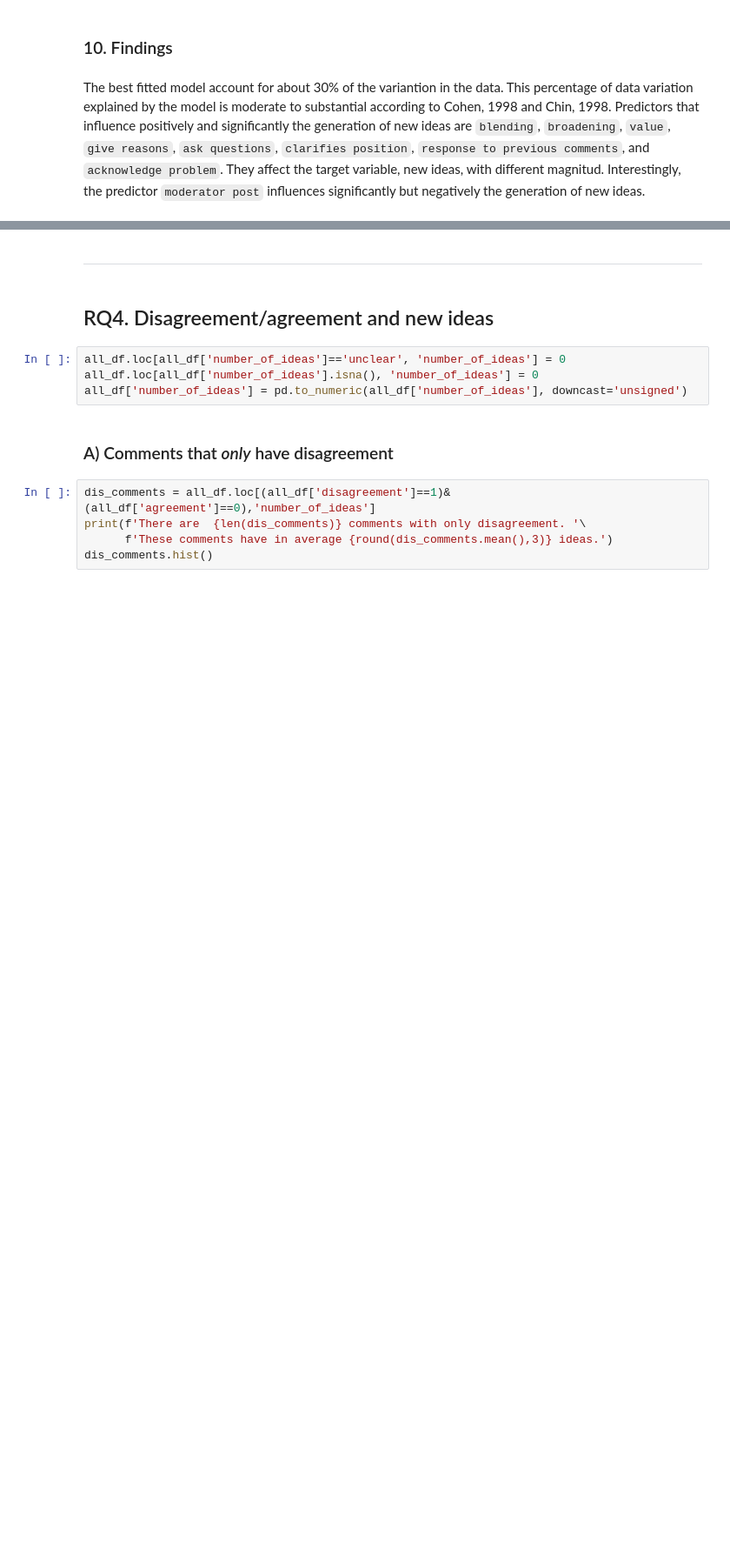
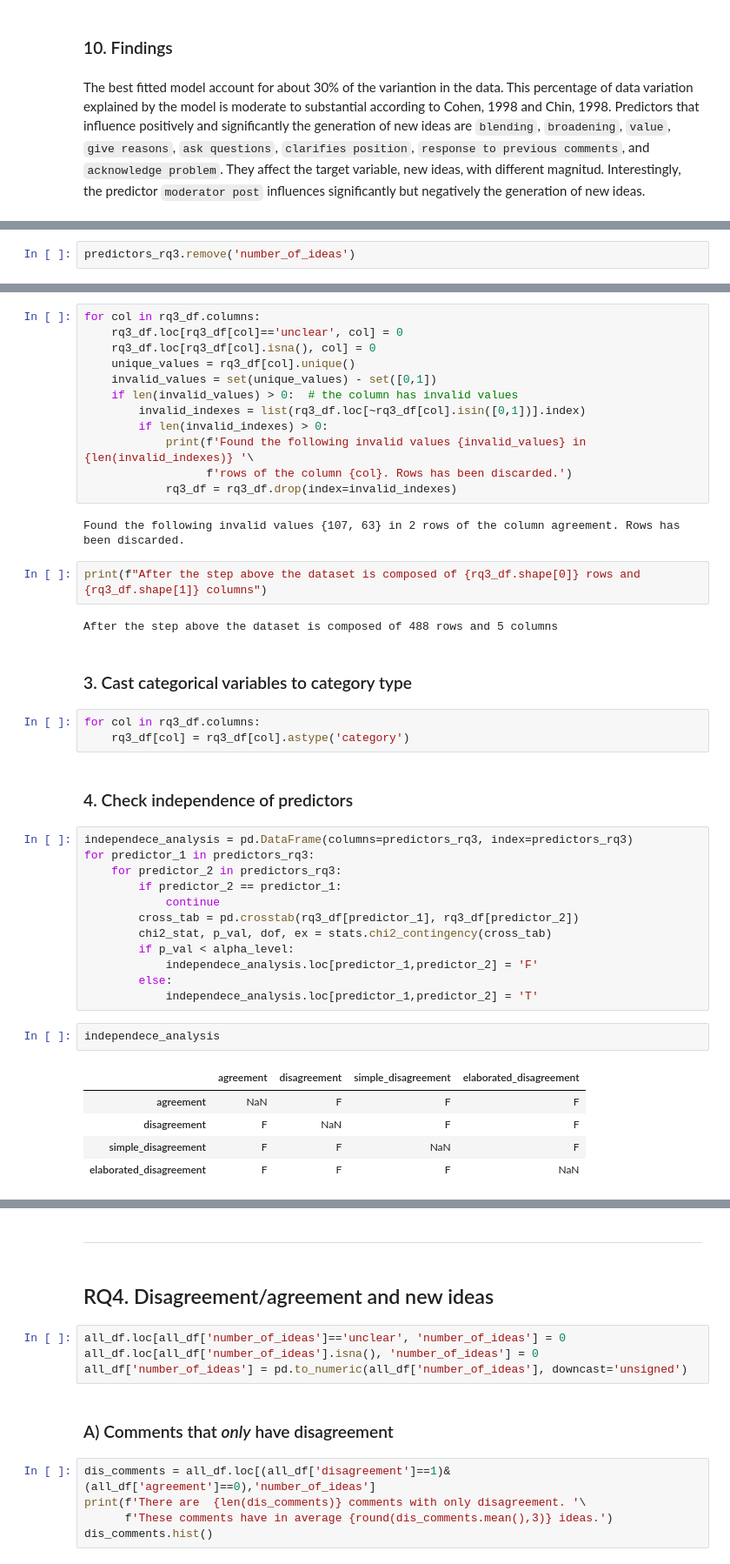
Before and after one commit to joausaga/disagreement, a Jupyter notebook: disagreement.ipynb, the cells around one changed output, grey strips where cells are left out. Shown: that part at 87% size. Drawn from its saved outputs; the diff is of its cells as text; blank space fills up the shorter version.

```diff
--- a/disagreement.ipynb
+++ b/disagreement.ipynb
@@ -1347,0 +1401,2 @@ The best fitted model account for about 30% of the variantion in the data. This
+# %%
+predictors_rq3.remove('number_of_ideas')
@@ -1347,0 +1407,45 @@ The best fitted model account for about 30% of the variantion in the data. This
+# %%
+for col in rq3_df.columns:
+    rq3_df.loc[rq3_df[col]=='unclear', col] = 0
+    rq3_df.loc[rq3_df[col].isna(), col] = 0
+    unique_values = rq3_df[col].unique()
+    invalid_values = set(unique_values) - set([0,1])
+    if len(invalid_values) > 0:  # the column has invalid values
+        invalid_indexes = list(rq3_df.loc[~rq3_df[col].isin([0,1])].index)
+        if len(invalid_indexes) > 0:
+            print(f'Found the following invalid values {invalid_values} in {len(invalid_indexes)} '\
+                  f'rows of the column {col}. Rows has been discarded.')
+            rq3_df = rq3_df.drop(index=invalid_indexes)
+# %% [output]
+Found the following invalid values {107, 63} in 2 rows of the column agreement. Rows has been discarded.
+# %%
+print(f"After the step above the dataset is composed of {rq3_df.shape[0]} rows and {rq3_df.shape[1]} columns")
+# %% [output]
+After the step above the dataset is composed of 488 rows and 5 columns
+# %% [markdown]
+### 3. Cast categorical variables to category type
+# %%
+for col in rq3_df.columns:
+    rq3_df[col] = rq3_df[col].astype('category')
+# %% [markdown]
+### 4. Check independence of predictors
+# %%
+independece_analysis = pd.DataFrame(columns=predictors_rq3, index=predictors_rq3)
+for predictor_1 in predictors_rq3:
+    for predictor_2 in predictors_rq3:
+        if predictor_2 == predictor_1:
+            continue
+        cross_tab = pd.crosstab(rq3_df[predictor_1], rq3_df[predictor_2])
+        chi2_stat, p_val, dof, ex = stats.chi2_contingency(cross_tab)
+        if p_val < alpha_level:
+            independece_analysis.loc[predictor_1,predictor_2] = 'F'
+        else:
+            independece_analysis.loc[predictor_1,predictor_2] = 'T'
+# %%
+independece_analysis
+# %% [output]
+|  | agreement | disagreement | simple_disagreement | elaborated_disagreement |
+| agreement | NaN | F | F | F |
+| disagreement | F | NaN | F | F |
+| simple_disagreement | F | F | NaN | F |
+| elaborated_disagreement | F | F | F | NaN |
```
Also changed, not shown: parts of 43 cells of this notebook.
